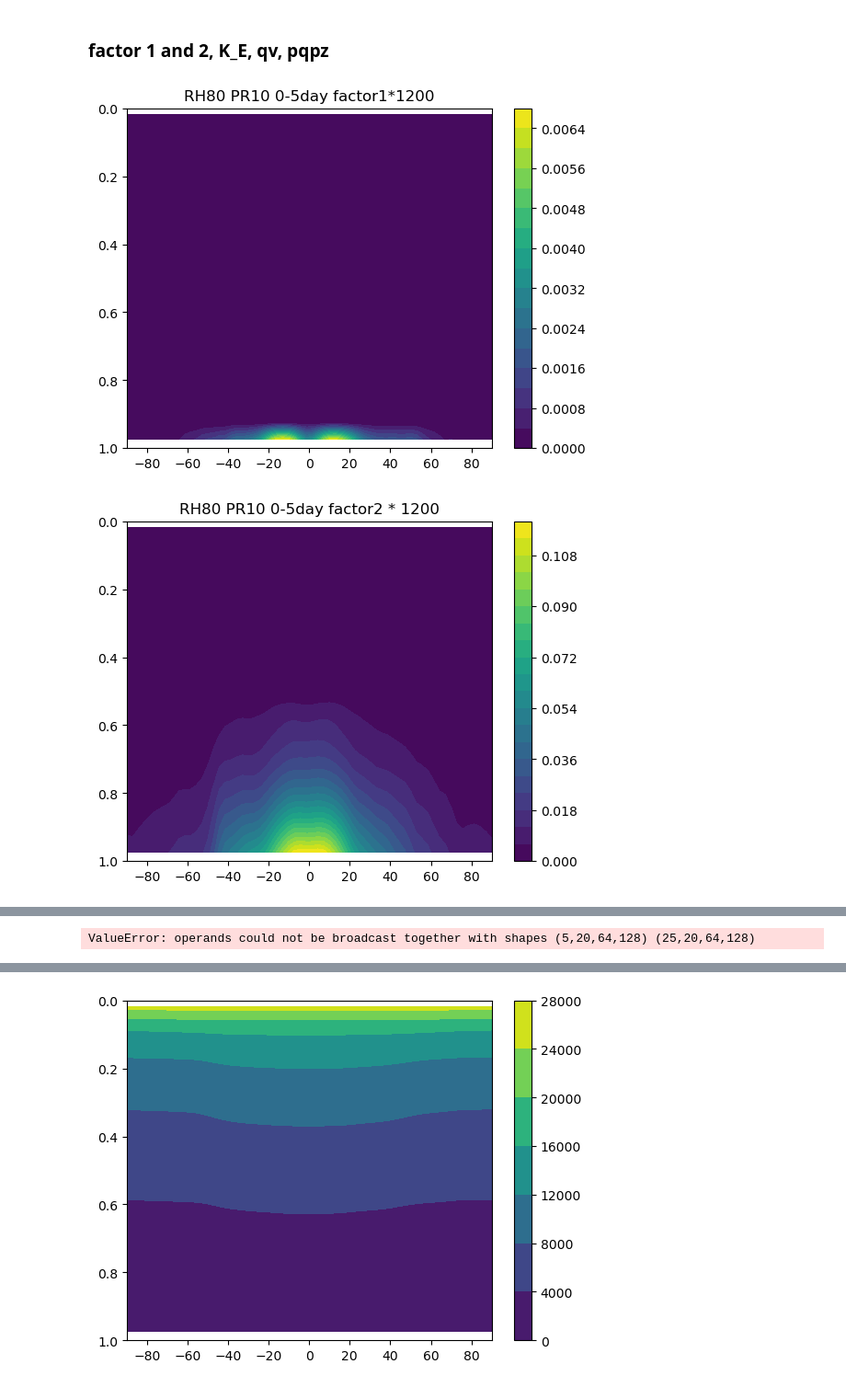
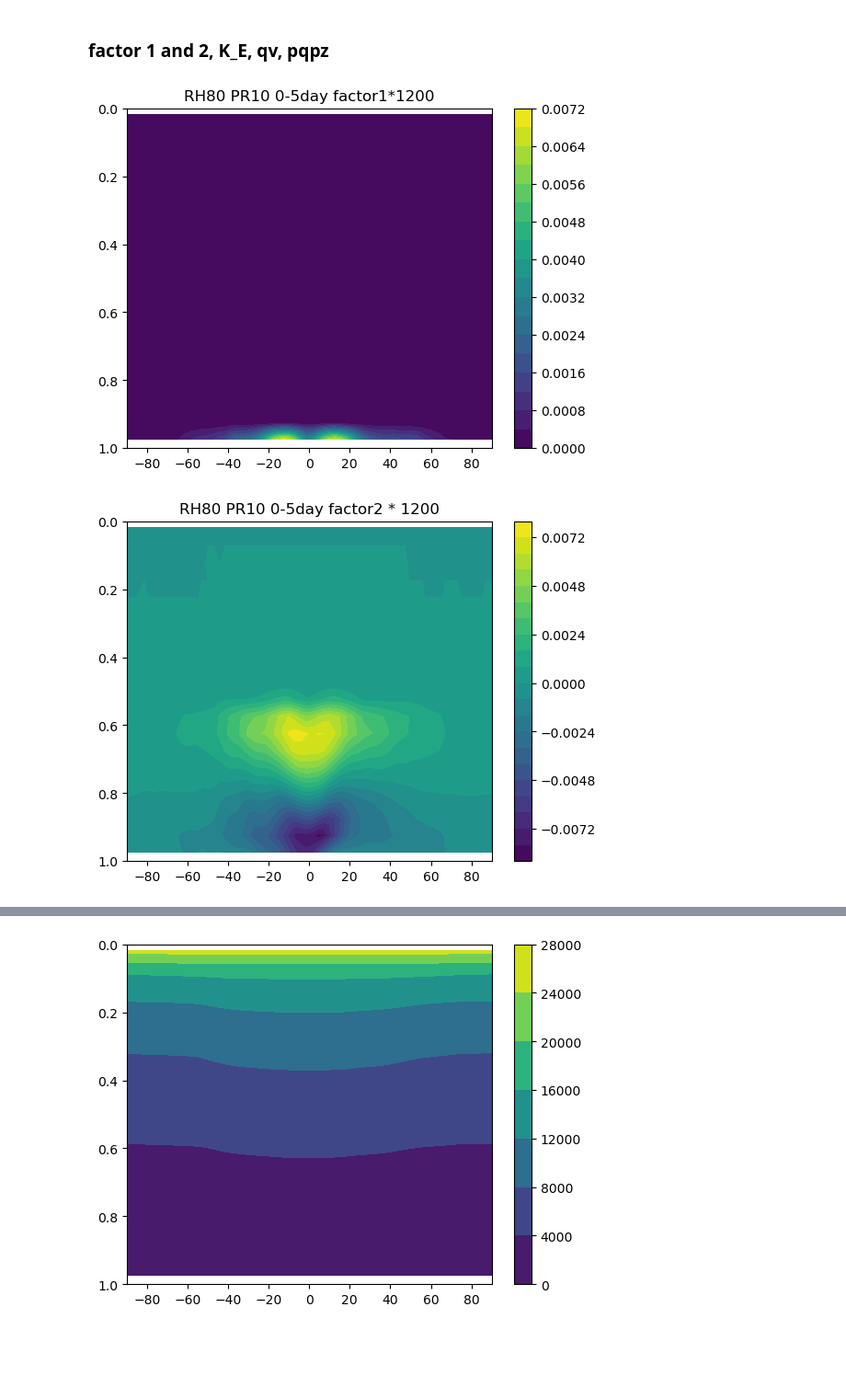
Before and after one commit to PeterChang1023/Dycore_Master, a Jupyter notebook: dycore/IdealizeSpetral.jl/exp/HSt42/check_spinupday.ipynb, the cells around one changed output, grey strips where cells are left out. Shown: that part at 92% size. Saved outputs shown, nothing was run; the diff lists cells and outputs as text; code cells hidden in the pictures; blank space fills up the shorter version.

```diff
--- a/dycore/IdealizeSpetral.jl/exp/HSt42/check_spinupday.ipynb
+++ b/dycore/IdealizeSpetral.jl/exp/HSt42/check_spinupday.ipynb
@@ -124,8 +124,8 @@ class Dycore:
         self.t_mean = np.nanmean(self.t[-100:,:,:,:], axis=(1,3))
         return self.t_mean
 # %%
-file = "25day_factor2_new_all.dat"
-time = np.linspace(0,2,2)
+file = "test_final.dat"
+time = np.linspace(0,5,5)
 y    = np.linspace(-90,90,64)
 
 yy, tt = np.meshgrid(y,time)
@@ -414,45 +390,46 @@ for i in range(10,20,10):
     yy, sigma_mean2 = dycore.yy, dycore.sigma_mean2
 
     plt.figure(dpi=100.)
     factor12_mean = np.nanmean(factor1[day_ini:day_final,:,:,:]+factor2[day_ini:day_final,:,:,:], axis=(0,3))
 
     CS = plt.contourf(yy, sigma_mean2, factor12_mean, levels=21)
     plt.colorbar(CS)
     plt.title(f"RH80 PR{pr} 0-5day factor1+factor2")
 
     plt.ylim([1,0])
     plt.show()
 ###################################################################
-# for i in range(10,20,10):
-#     pr = i
-#     dycore = Dycore(file)
-#     yy, sigma_mean2 = dycore.yy, dycore.sigma_mean2
+for i in range(10,20,10):
+    pr = i
+    dycore = Dycore(file)
+    yy, sigma_mean2 = dycore.yy, dycore.sigma_mean2
 
-#     factor4 = dycore.getVar("factor4_xyzt")
-#     plt.figure(dpi=100.)
-#     factor4_mean = np.nanmean(factor4[day_ini:day_final,:,:,:], axis=(0,3))
+    factor3 = dycore.getVar("factor3_xyzt")
+    plt.figure(dpi=100.)
+    factor3_mean = np.nanmean(factor3[day_ini:day_final,:,:,:], axis=(0,3))
 
-#     CS = plt.contourf(yy, sigma_mean2, factor4_mean, levels=21)
-#     plt.colorbar(CS)
-#     plt.title(f"RH80 PR{pr} 0-5day factor4")
+    CS = plt.contourf(yy, sigma_mean2, factor3_mean, levels=21)
+    plt.colorbar(CS)
+    plt.title(f"RH80 PR{pr} 0-5day factor3")
 
-#     plt.ylim([1,0])
-#     plt.show()
+    plt.ylim([1,0])
+    plt.show()
 ###################################################################
 for i in range(10,20,10):
     pr = i
     dycore = Dycore(file)
     yy, sigma_mean2 = dycore.yy, dycore.sigma_mean2
 
     plt.figure(dpi=100.)
-    factor_mean = np.nanmean(factor1 + factor2  + factor4, axis=(0,3))
+    factor3 = dycore.getVar("factor3_xyzt")
+    factor_mean = np.nanmean(factor1 + factor2 + factor3  , axis=(0,3))
 
     CS = plt.contourf(yy, sigma_mean2, factor_mean, levels=21)
     plt.colorbar(CS)
     plt.title(f"RH80 PR{pr} 0-5day factor_all")
 
     plt.ylim([1,0])
     plt.show()
 # %% [output]
-[figure, old version]
+[figure, new version]
-[figure, old version]
+[figure, new version]
@@ -461 +437,0 @@ for i in range(10,20,10):
-ValueError: operands could not be broadcast together with shapes (5,20,64,128) (25,20,64,128)
```
Also changed, not shown: parts of 13 cells of this notebook, 2 other files.
